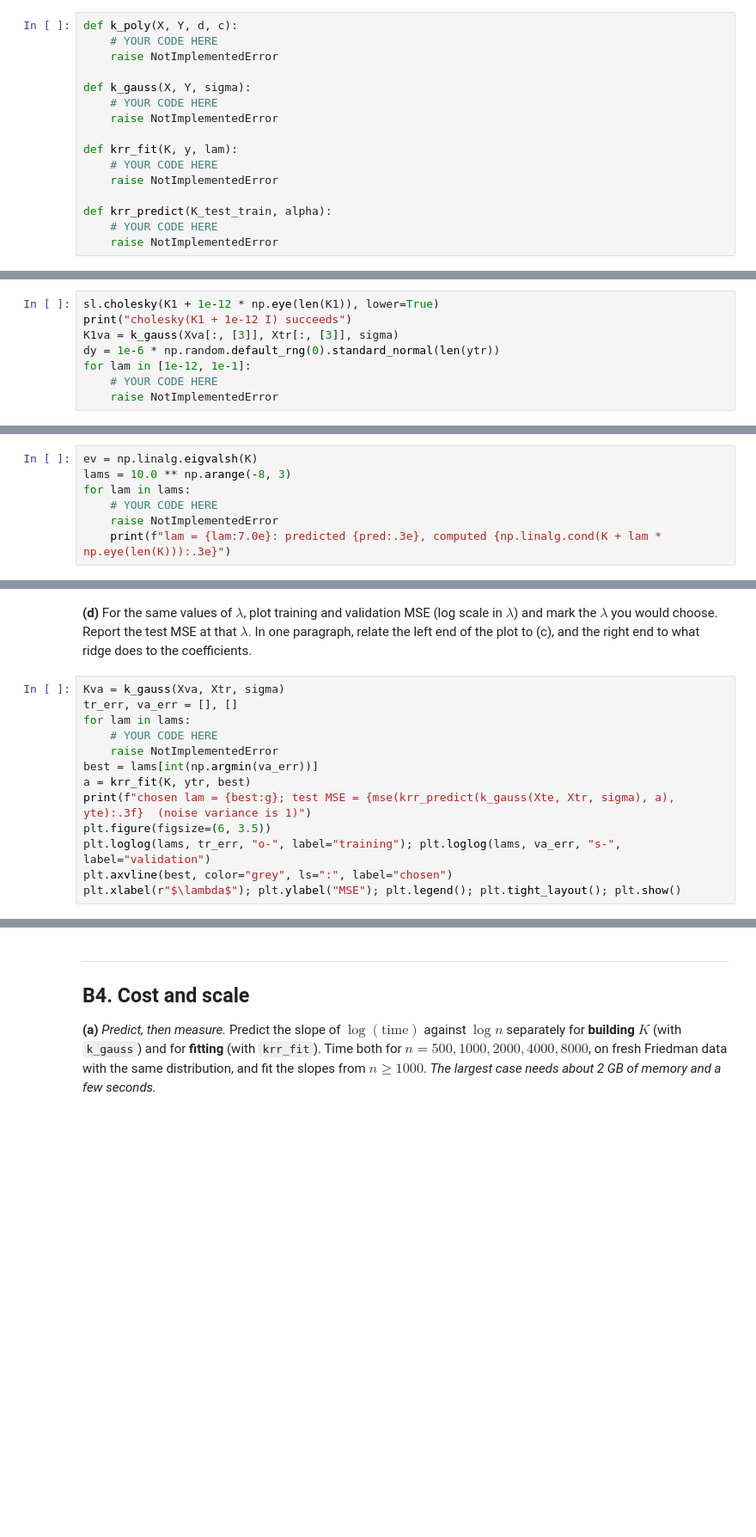
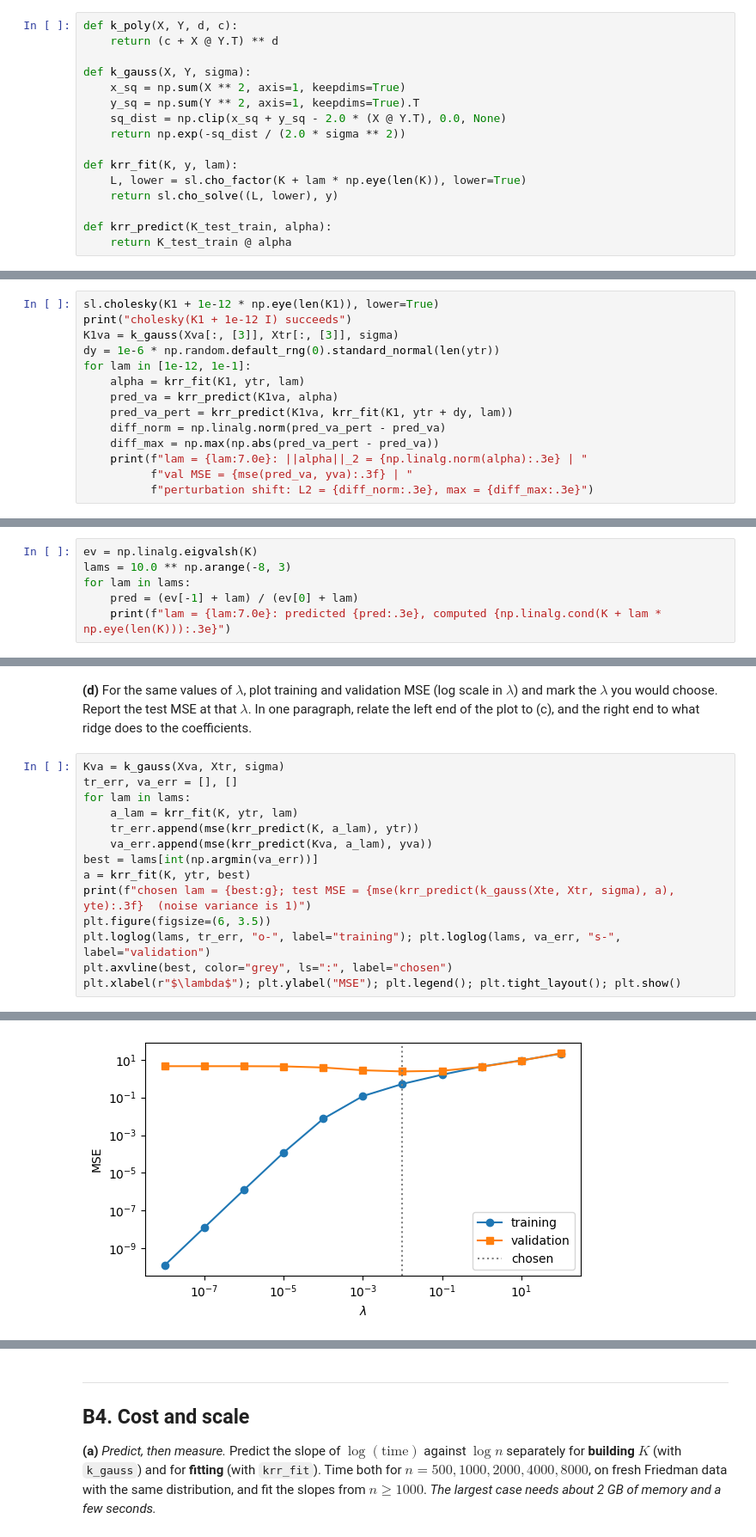
Before and after one commit to hryhola/linear-algebra-ucu, a Jupyter notebook: labs/lab3/Lab3-CoreB-kernel-ridge.ipynb, the cells around one changed output, grey strips where cells are left out. Shown at 86% size. Saved outputs shown, nothing was run; the diff lists cells and outputs as text; blank space fills up the shorter version.

```diff
--- a/labs/lab3/Lab3-CoreB-kernel-ridge.ipynb
+++ b/labs/lab3/Lab3-CoreB-kernel-ridge.ipynb
@@ -67,20 +71,20 @@ Implement:
 - `krr_predict(K_test_train, alpha)`.
 # %%
 def k_poly(X, Y, d, c):
-    # YOUR CODE HERE
-    raise NotImplementedError
+    return (c + X @ Y.T) ** d
 
 def k_gauss(X, Y, sigma):
-    # YOUR CODE HERE
-    raise NotImplementedError
+    x_sq = np.sum(X ** 2, axis=1, keepdims=True)
+    y_sq = np.sum(Y ** 2, axis=1, keepdims=True).T
+    sq_dist = np.clip(x_sq + y_sq - 2.0 * (X @ Y.T), 0.0, None)
+    return np.exp(-sq_dist / (2.0 * sigma ** 2))
 
 def krr_fit(K, y, lam):
-    # YOUR CODE HERE
-    raise NotImplementedError
+    L, lower = sl.cho_factor(K + lam * np.eye(len(K)), lower=True)
+    return sl.cho_solve((L, lower), y)
 
 def krr_predict(K_test_train, alpha):
-    # YOUR CODE HERE
-    raise NotImplementedError
+    return K_test_train @ alpha
 # %%
 # check against scikit-learn on 200 training points (sklearn calls lam 'alpha', and uses gamma = 1/(2 sigma^2))
 from sklearn.kernel_ridge import KernelRidge
@@ -193,5 +250,11 @@ print("cholesky(K1 + 1e-12 I) succeeds")
 K1va = k_gauss(Xva[:, [3]], Xtr[:, [3]], sigma)
 dy = 1e-6 * np.random.default_rng(0).standard_normal(len(ytr))
 for lam in [1e-12, 1e-1]:
-    # YOUR CODE HERE
-    raise NotImplementedError
+    alpha = krr_fit(K1, ytr, lam)
+    pred_va = krr_predict(K1va, alpha)
+    pred_va_pert = krr_predict(K1va, krr_fit(K1, ytr + dy, lam))
+    diff_norm = np.linalg.norm(pred_va_pert - pred_va)
+    diff_max = np.max(np.abs(pred_va_pert - pred_va))
+    print(f"lam = {lam:7.0e}: ||alpha||_2 = {np.linalg.norm(alpha):.3e} | "
+          f"val MSE = {mse(pred_va, yva):.3f} | "
+          f"perturbation shift: L2 = {diff_norm:.3e}, max = {diff_max:.3e}")
@@ -205,6 +278,5 @@ for lam in [1e-12, 1e-1]:
 ev = np.linalg.eigvalsh(K)
 lams = 10.0 ** np.arange(-8, 3)
 for lam in lams:
-    # YOUR CODE HERE
-    raise NotImplementedError
+    pred = (ev[-1] + lam) / (ev[0] + lam)
     print(f"lam = {lam:7.0e}: predicted {pred:.3e}, computed {np.linalg.cond(K + lam * np.eye(len(K))):.3e}")
@@ -216,8 +300,9 @@ for lam in lams:
 Kva = k_gauss(Xva, Xtr, sigma)
 tr_err, va_err = [], []
 for lam in lams:
-    # YOUR CODE HERE
-    raise NotImplementedError
+    a_lam = krr_fit(K, ytr, lam)
+    tr_err.append(mse(krr_predict(K, a_lam), ytr))
+    va_err.append(mse(krr_predict(Kva, a_lam), yva))
 best = lams[int(np.argmin(va_err))]
 a = krr_fit(K, ytr, best)
 print(f"chosen lam = {best:g}; test MSE = {mse(krr_predict(k_gauss(Xte, Xtr, sigma), a), yte):.3f}  (noise variance is 1)")
@@ -225,3 +310,4 @@ plt.figure(figsize=(6, 3.5))
 plt.loglog(lams, tr_err, "o-", label="training"); plt.loglog(lams, va_err, "s-", label="validation")
 plt.axvline(best, color="grey", ls=":", label="chosen")
 plt.xlabel(r"$\lambda$"); plt.ylabel("MSE"); plt.legend(); plt.tight_layout(); plt.show()
+# %% [output]
@@ -228 +315,2 @@ plt.xlabel(r"$\lambda$"); plt.ylabel("MSE"); plt.legend(); plt.tight_layout(); p
+[figure, added]
 # %% [markdown]
```
Also changed, not shown: parts of 30 cells of this notebook.
